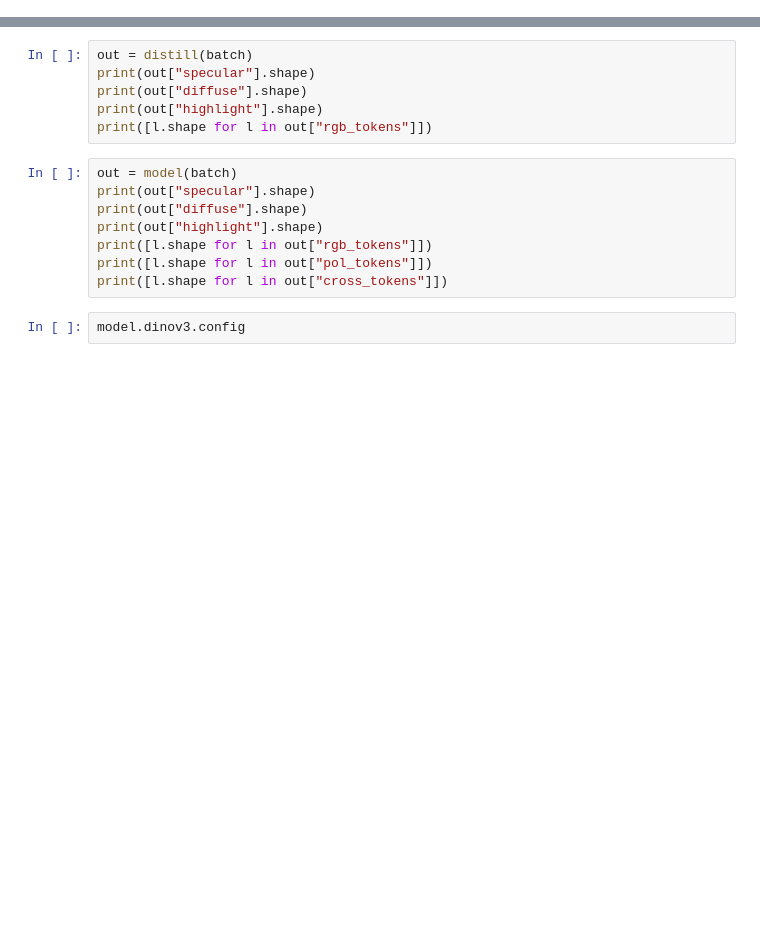
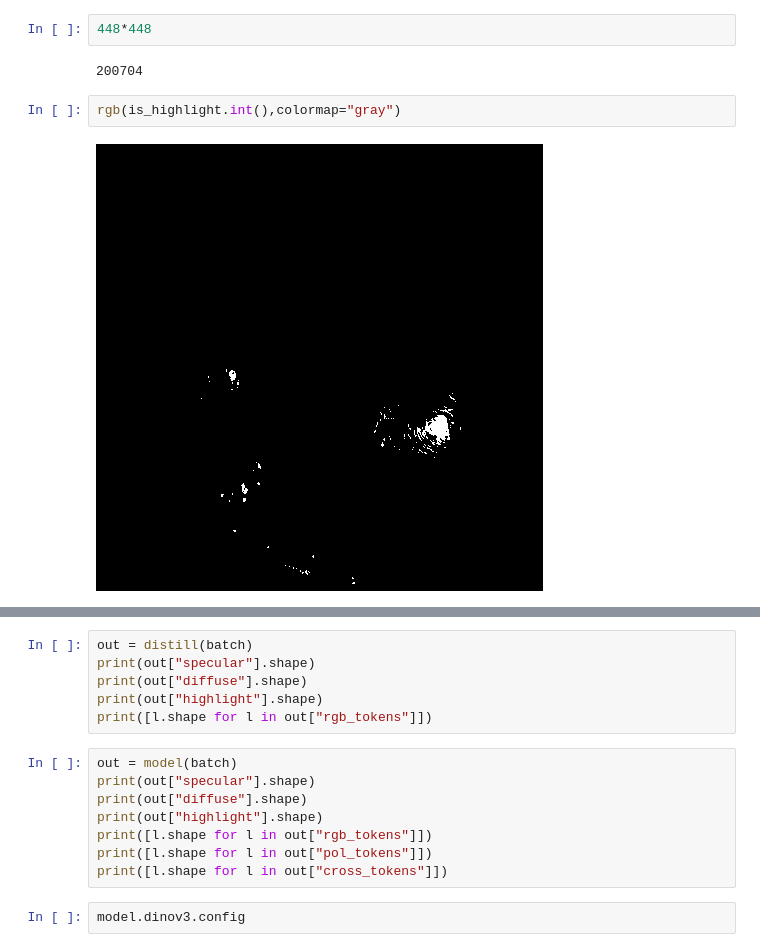
Before and after one commit to alberto-rota/UnReflectAnything, a Jupyter notebook: sandboxes/model_tester.ipynb, the cells around one changed output, grey strips where cells are left out. Saved outputs shown, nothing was run; the diff lists cells and outputs as text; blank space fills up the shorter version.

```diff
--- a/sandboxes/model_tester.ipynb
+++ b/sandboxes/model_tester.ipynb
@@ -58 +93,9 @@ len(model.dinov3(batch["rgb"])["all_hidden_states"])
+# %%
+448*448
+# %% [output]
+200704
+# %%
+rgb(is_highlight.int(),colormap="gray")
+# %% [output]
+[figure, added]
 # %%
```
Also changed, not shown: parts of 12 cells of this notebook, 21 other files.
